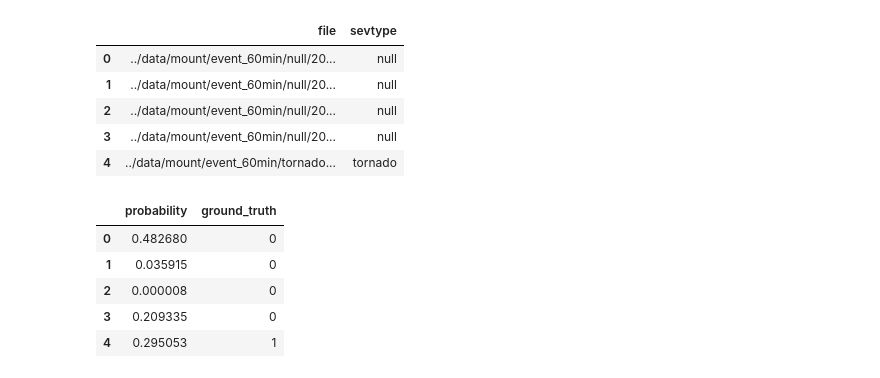
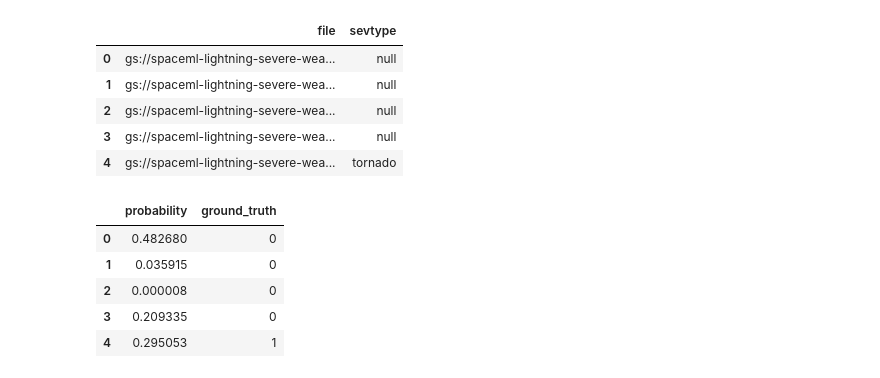
Before and after one commit to spaceml-org/Lightning-Severe-Weather, a Jupyter notebook: notebooks/timeseries_plots.ipynb, the cells around one changed output. Cells and saved outputs as stored; diff of their text form; code cells hidden in the pictures.

```diff
--- a/notebooks/timeseries_plots.ipynb
+++ b/notebooks/timeseries_plots.ipynb
@@ -47,17 +47,17 @@ def get_sevtype(filename: str):
 # %%
 # Load test set data from bucket
 test_set_files = pd.read_csv(TEST_SET_DATA_PATH, usecols=["file"])
 # Convert Ivan's filename to bucket convention here
-test_set_files["file"] = test_set_files["file"].apply(lambda x: x.replace("/home/jupyter/local_data/event_60min/", ))
+test_set_files["file"] = test_set_files["file"].apply(lambda x: x.replace("//", "/").replace("/home/jupyter/local_data/event_60min/", BASE_BUCKET_PATH))
 test_set_files["sevtype"] = test_set_files["file"].apply(lambda x: get_sevtype(x)) # add class type
 test_set_files.head()
 # %% [output]
 |  | file | sevtype |
-| 0 | ../data/mount/event_60min/null/20... | null |
-| 1 | ../data/mount/event_60min/null/20... | null |
-| 2 | ../data/mount/event_60min/null/20... | null |
-| 3 | ../data/mount/event_60min/null/20... | null |
-| 4 | ../data/mount/event_60min/tornado... | tornado |
+| 0 | gs://spaceml-lightning-severe-wea... | null |
+| 1 | gs://spaceml-lightning-severe-wea... | null |
+| 2 | gs://spaceml-lightning-severe-wea... | null |
+| 3 | gs://spaceml-lightning-severe-wea... | null |
+| 4 | gs://spaceml-lightning-severe-wea... | tornado |
 # %%
 # Load predictions
 test_predictions = pd.read_csv(DATA_10K_PATH, usecols=["probability", "ground_truth"])
```
Also changed, not shown: parts of 5 cells of this notebook.
